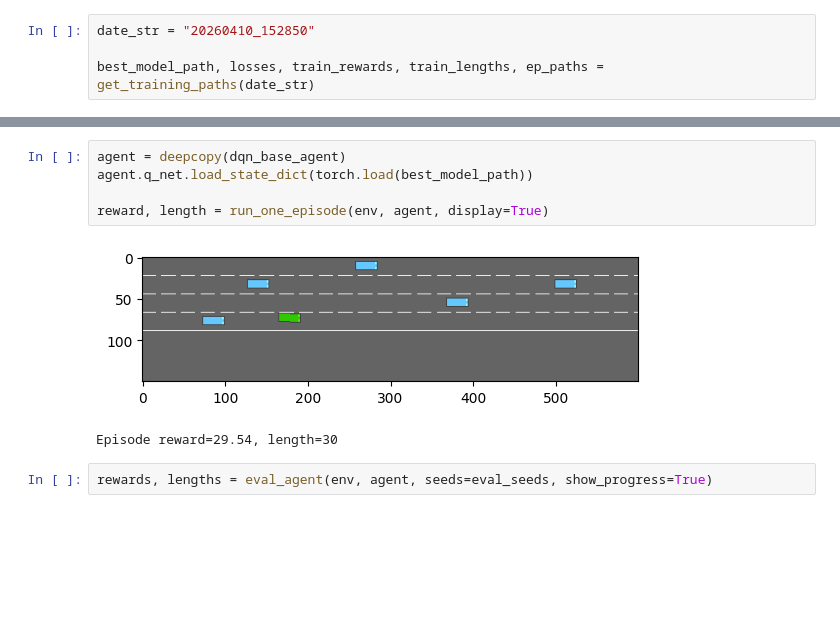
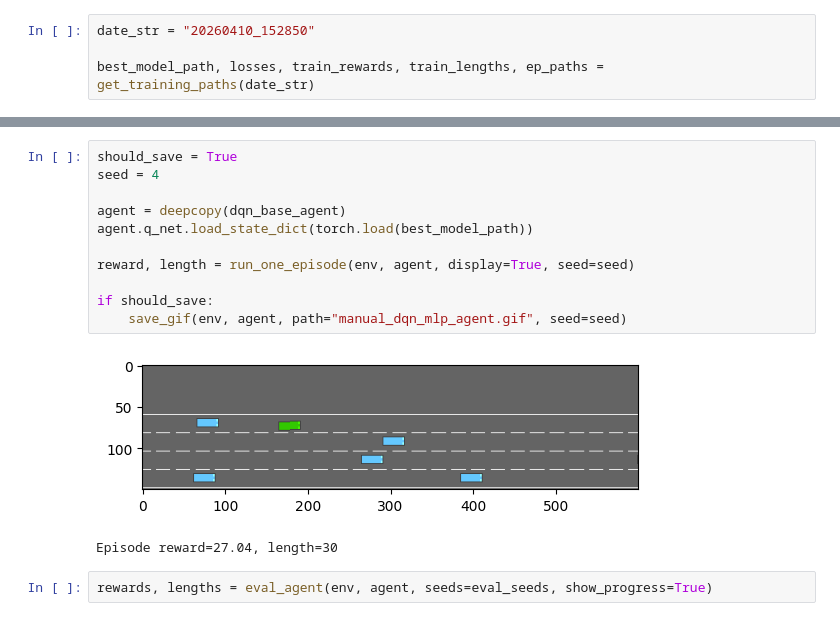
Before and after one commit to Limekaaa/highway-rl, a Jupyter notebook: dqn_analysis.ipynb, the cells around one changed output, grey strips where cells are left out. Saved outputs shown, nothing was run; the diff lists cells and outputs as text; blank space fills up the shorter version.

Commit message:
Updated manual dqn analysis

```diff
--- a/dqn_analysis.ipynb
+++ b/dqn_analysis.ipynb
@@ -129,11 +151,17 @@ plot_train_rewards_lengths(train_rewards, train_lengths, nb_smoothen=15)
 # %%
+should_save = True
+seed = 4
+
 agent = deepcopy(dqn_base_agent)
 agent.q_net.load_state_dict(torch.load(best_model_path))
 
-reward, length = run_one_episode(env, agent, display=True)
+reward, length = run_one_episode(env, agent, display=True, seed=seed)
+
+if should_save:
+    save_gif(env, agent, path="manual_dqn_mlp_agent.gif", seed=seed)
 # %% [output]
-[figure, old version]
+[figure, new version]
-Episode reward=29.54, length=30
+Episode reward=27.04, length=30
 # %%
 rewards, lengths = eval_agent(env, agent, seeds=eval_seeds, show_progress=True)
 # %%
```
Also changed, not shown: parts of 29 cells of this notebook, 6 other files.
